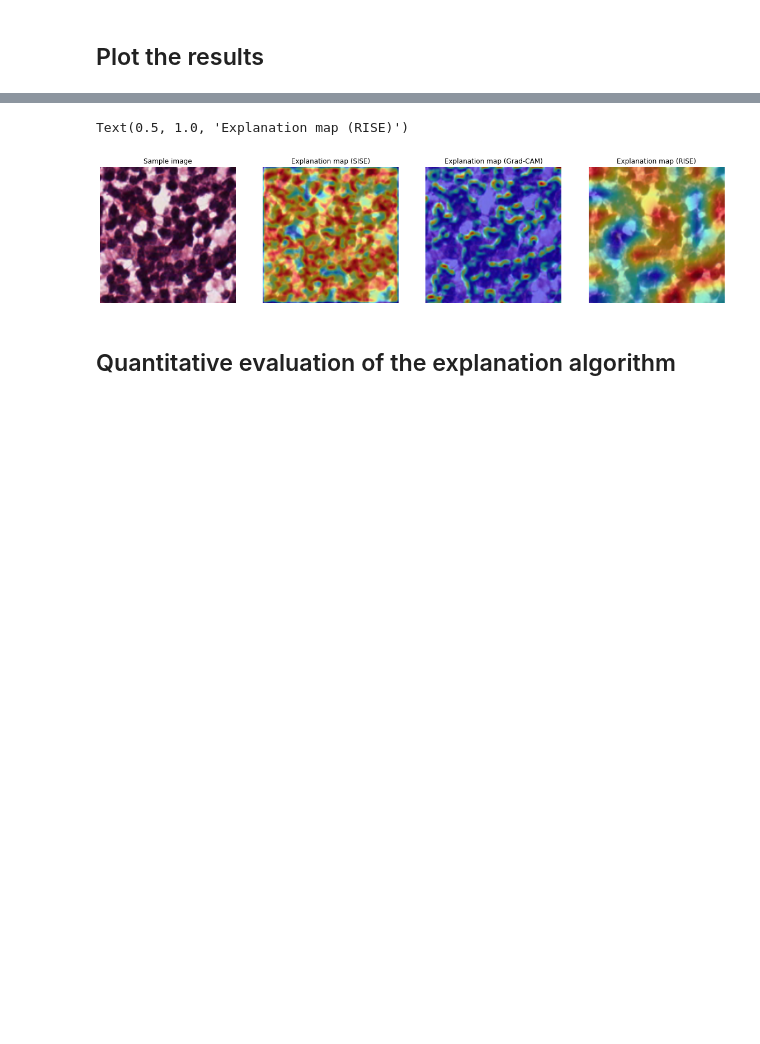
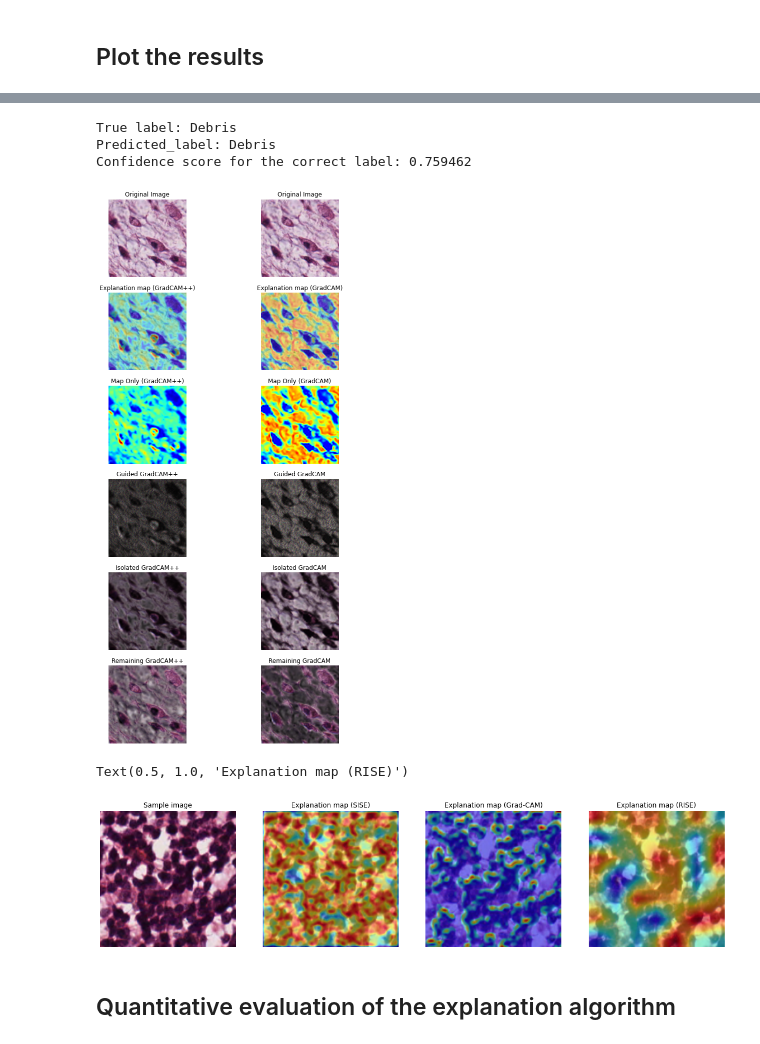
Before and after one commit to e-mags/ECE1512_Project_A, a Jupyter notebook: HMT.ipynb, the cells around one changed output, grey strips where cells are left out. Cells and saved outputs as stored; diff of their text form; code cells hidden in the pictures; blank space fills up the shorter version.

```diff
--- a/HMT.ipynb
+++ b/HMT.ipynb
@@ -414,3 +380,70 @@ Confidence score for the correct label: 0.9957308
+# %%
+#@title Grad-CAM++ Visualization
+
+index=np.random.randint(0,len(image_batch))
+prediction=model(image_batch)
+print('True label: '+classes[np.argmax(label_batch[index])])
+print('Predicted_label: '+classes[np.argmax(prediction[index])])
+print('Confidence score for the correct label: '+str(prediction[index][np.argmax(label_batch[index])].numpy()))
+
+def plotMethod(image,explanation_map,guided_map,method_name, rows, cols, this_col):
+  rowcol = (0,this_col)
+  plt.subplot(rows,cols,1+cols*rowcol[0] + rowcol[1])
+  plt.imshow(image)
+  plt.axis('off')
+  plt.title('Original Image')
+
+  rowcol = (1,this_col)
+  plt.subplot(rows,cols,1+cols*rowcol[0] + rowcol[1])
+  plt.imshow(image)
+  m1 = plt.imshow(explanation_map, cmap='jet', alpha=0.5)
+  plt.axis('off')
+  plt.title('Explanation map (%s)'%method_name)
+
+  rowcol = (2,this_col)
+  plt.subplot(rows,cols,1+cols*rowcol[0] + rowcol[1])
+  m2 = plt.imshow(explanation_map, cmap='jet')
+  plt.axis('off')
+  plt.title('Map Only (%s)'%method_name)
+
+  rowcol= (3,this_col)
+  plt.subplot(rows,cols,1+cols*rowcol[0] + rowcol[1])
+  plt.imshow(np.expand_dims(explanation_map,axis=-1) * guided_map)
+  plt.axis('off')
+  plt.title('Guided %s' %method_name)
+
+  rowcol = (4,this_col)
+  plt.subplot(rows,cols,1+cols*rowcol[0] + rowcol[1])
+  plt.imshow(np.expand_dims(explanation_map,axis=-1)*image)
+  plt.axis('off')
+  plt.title('Isolated %s'%method_name)
+
+  rowcol = (5,this_col)
+  plt.subplot(rows,cols,1+cols*rowcol[0] + rowcol[1])
+  plt.imshow((1-np.expand_dims(explanation_map,axis=2))*image)
+  plt.axis('off')
+  plt.title('Remaining %s'%method_name)
+
+conv_layer = 'max_pooling2d_1'
+guided_bp = guidedBackProp(model,np.expand_dims(image_batch[index], axis=0),conv_layer)
+plt.figure(figsize=[10,20])
+rows = 6
+cols = 2
+
+map_gradcampp = grad_cam_pp(model,np.expand_dims(image_batch[index],axis=0),conv_layer)
+map_gradcampp -= map_gradcampp.min()
+map_gradcampp /= map_gradcampp.max() + np.finfo(np.double).eps
+plotMethod(image_batch[index],map_gradcampp,guided_bp,'GradCAM++',rows,cols,0)
+
+explanation_map_GradCAM = grad_cam(model, np.expand_dims(image_batch[index], axis=0), 'max_pooling2d_1')
+explanation_map_GradCAM -= explanation_map_GradCAM.min()
+explanation_map_GradCAM /= explanation_map_GradCAM.max()+np.finfo(np.double).eps
+plotMethod(image_batch[index],explanation_map_GradCAM,guided_bp,'GradCAM',rows,cols,1)
+# %% [output]
+True label: Debris
+Predicted_label: Debris
+Confidence score for the correct label: 0.759462
+[figure, added]
 # %%
 #@title Plot the results
 
```
Also changed, not shown: parts of 8 cells of this notebook.
